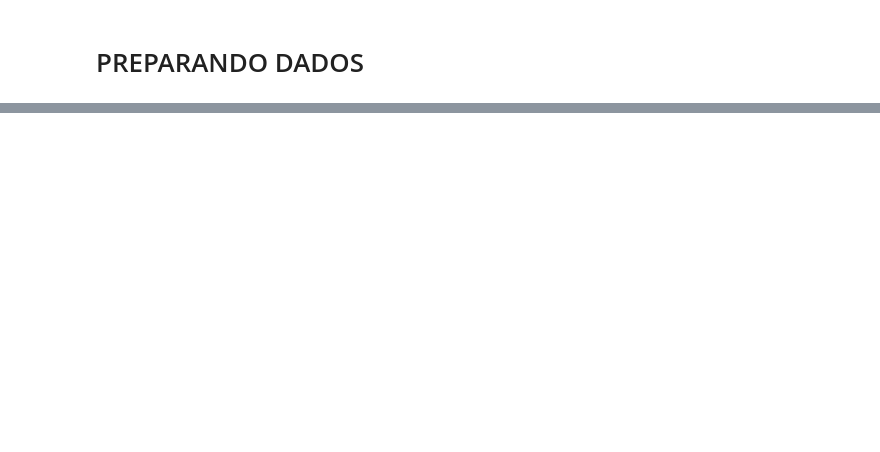
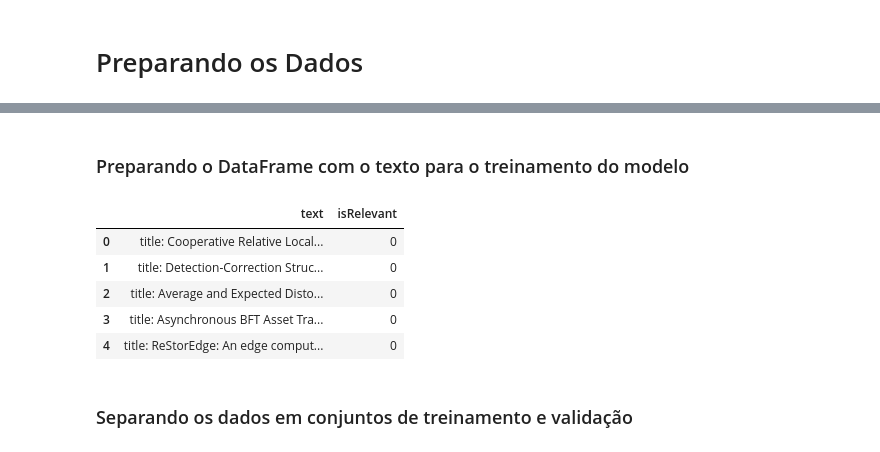
Before and after one commit to GuilhermeViannaMoura/NLP_RSS, a Jupyter notebook: bert_relevance.ipynb, the cells around one changed output, grey strips where cells are left out. Saved outputs shown, nothing was run; the diff lists cells and outputs as text; code cells hidden in the pictures; blank space fills up the shorter version.

Commit message:
feat: successful training notebook

```diff
--- a/bert_relevance.ipynb
+++ b/bert_relevance.ipynb
@@ -1,7 +30,5 @@
 # %%
-import pandas as pd
-
-df_raw = pd.read_csv('files/combined_classified.csv')
+df_raw = pd.read_csv('./files/combined_classified.csv')
 df_raw.head()
 # %% [output]
 |  | title | link | published | retrieved_at | author | abstract | category | isRelevant | relevanceSource | ... |
@@ -63,8 +43,0 @@ plt.show()
-# %%
-df['abstract_length'] = df['abstract'].str.split().str.len()
-
-plt.hist(df['abstract_length'],color='purple', alpha=0.7)
-plt.title('Distribuição do Tamanho dos Abstracts')
-plt.xlabel('Número de Palavras')
-plt.ylabel('Frequência')
-plt.show()
@@ -73,2 +43,0 @@ plt.show()
-# %%
-df.sort_values(by='abstract_length', ascending=False, inplace=False).head()
@@ -82,10 +43,0 @@ df.sort_values(by='abstract_length', ascending=False, inplace=False).head()
-# %%
-# remove o artigo com o abstract muito maior q os outros
-# df = df.drop(34028)
-df['abstract_length'] = df['abstract'].str.split().str.len()
-
-plt.hist(df['abstract_length'],color='purple', alpha=0.7)
-plt.title('Distribuição do Tamanho dos Abstracts')
-plt.xlabel('Número de Palavras')
-plt.ylabel('Frequência')
-plt.show()
@@ -107,2 +44,2 @@ Passing `palette` without assigning `hue` is deprecated and will be removed in v
-# %% [markdown]
-# PREPARANDO DADOS
+# %% [markdown]
+# Preparando os Dados
@@ -116,7 +56,22 @@ df_train.head()
 | 2 | Average and Expected Distortion o... | https://arxiv.org/abs/2012.03350 | NaN | 06/03/2024 00:00 | Herbert Edelsbrunner, Anton Nikit... | The approximation of a circle wit... | math.MG, math.PR | 0.0 | Manual | ... |
 | 3 | Asynchronous BFT Asset Transfer: ... | https://arxiv.org/abs/2405.18072 | NaN | 06/03/2024 00:00 | Timoth\'e Albouy (IRISA), Emmanue... | This article introduces a new asy... | cs.DC | 0.0 | Manual | ... |
 | 4 | ReStorEdge: An edge computing sys... | https://arxiv.org/abs/2405.17263 | NaN | 06/03/2024 00:00 | Adrian-Cristian Nicolaescu (Unive... | This paper investigates an edge c... | cs.ET, cs.DB, cs.DC, cs.NI | 0.0 | Manual | ... |
+# %% [markdown]
+### Preparando o DataFrame com o texto para o treinamento do modelo
 # %%
 df_train['text'] = 'title: ' + df['title'] + ' | author: ' + df['author'] + ' | abstract: ' + df['abstract']
-df_train['isRelevant'] = df['isRelevant'].astype(int)
+df_train['text'] = df_train['text'].astype(str)
+df_train['isRelevant'] = df['isRelevant'].astype(np.int64)
+
+df_train = df_train[['text', 'isRelevant']]
+df_train.head()
+# %% [output]
+|  | text | isRelevant |
+| 0 | title: Cooperative Relative Local... | 0 |
+| 1 | title: Detection-Correction Struc... | 0 |
+| 2 | title: Average and Expected Disto... | 0 |
+| 3 | title: Asynchronous BFT Asset Tra... | 0 |
+| 4 | title: ReStorEdge: An edge comput... | 0 |
+# %% [markdown]
+### Separando os dados em conjuntos de treinamento e validação
 # %%
```
Also changed, not shown: parts of 45 cells of this notebook, 3 other files.
